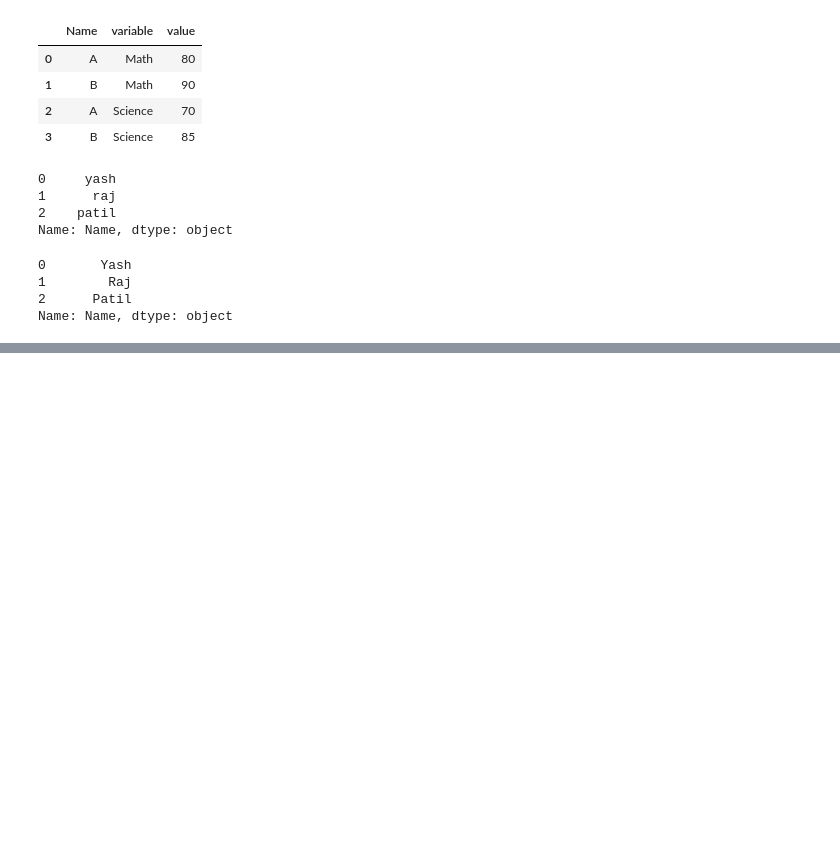
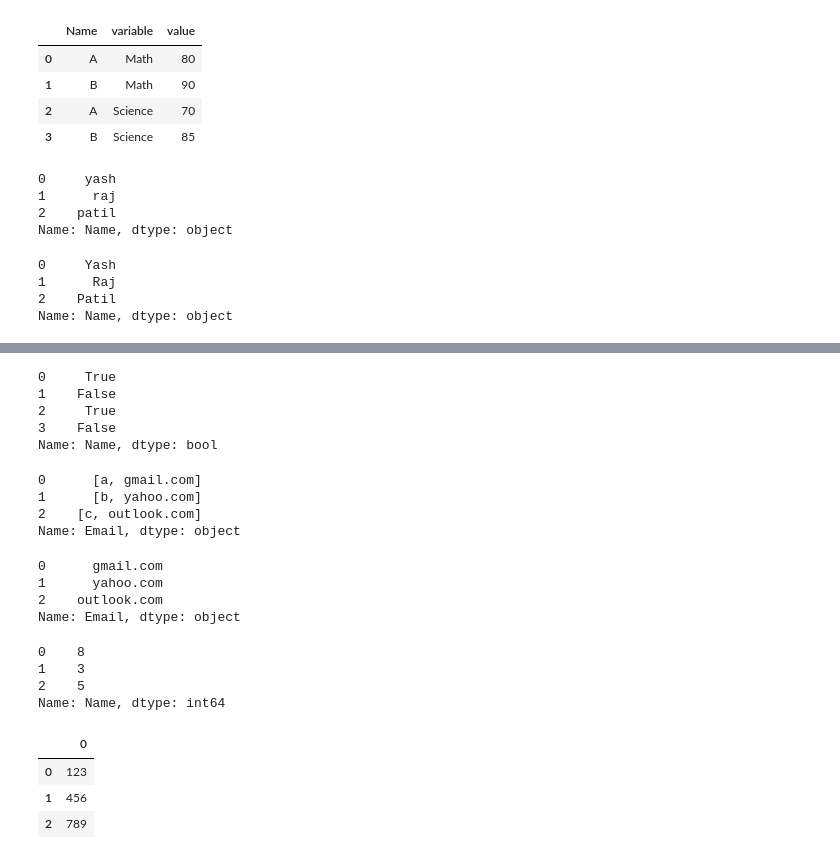
Before and after one commit to yashdeep-patil/Pandas, a Jupyter notebook: pandas.ipynb, the cells around one changed output, grey strips where cells are left out. Cells and saved outputs as stored; diff of their text form; code cells hidden in the pictures; blank space fills up the shorter version.

```diff
--- a/pandas.ipynb
+++ b/pandas.ipynb
@@ -1122,0 +1138,70 @@ Name: Name, dtype: object
+# %%
+df = pd.DataFrame({
+    'Name':['Mr. Yash',
+            'Dr. Raj',
+            'Mr. Patil',
+            'Prof. Amit']
+})
+df['Name'].str.startswith('Mr.')
+# %% [output]
+0     True
+1    False
+2     True
+3    False
+Name: Name, dtype: bool
+# %%
+df = pd.DataFrame({
+    'Email':[
+        'a@gmail.com',
+        'b@yahoo.com',
+        'c@outlook.com'
+    ]
+})
+
+df['Email'].str.split('@')
+# %% [output]
+0      [a, gmail.com]
+1      [b, yahoo.com]
+2    [c, outlook.com]
+Name: Email, dtype: object
+# %%
+df = pd.DataFrame({
+    'Email':[
+        'a@gmail.com',
+        'b@yahoo.com',
+        'c@outlook.com'
+    ]
+})
+
+df['Email'].str.split('@').str.get(1)
+# %% [output]
+0      gmail.com
+1      yahoo.com
+2    outlook.com
+Name: Email, dtype: object
+# %%
+df = pd.DataFrame({
+    'Name':['Yashdeep',
+            'Raj',
+            'Patil']
+})
+
+df['Name'].str.len()
+# %% [output]
+0    8
+1    3
+2    5
+Name: Name, dtype: int64
+# %%
+df = pd.DataFrame({
+    'Code':['A123',
+            'B456',
+            'C789']
+})
+
+df['Code'].str.extract(r'(\d+)')
+# %% [output]
+|  | 0 |
+| 0 | 123 |
+| 1 | 456 |
+| 2 | 789 |
```
Also changed, not shown: parts of 2 cells of this notebook.
